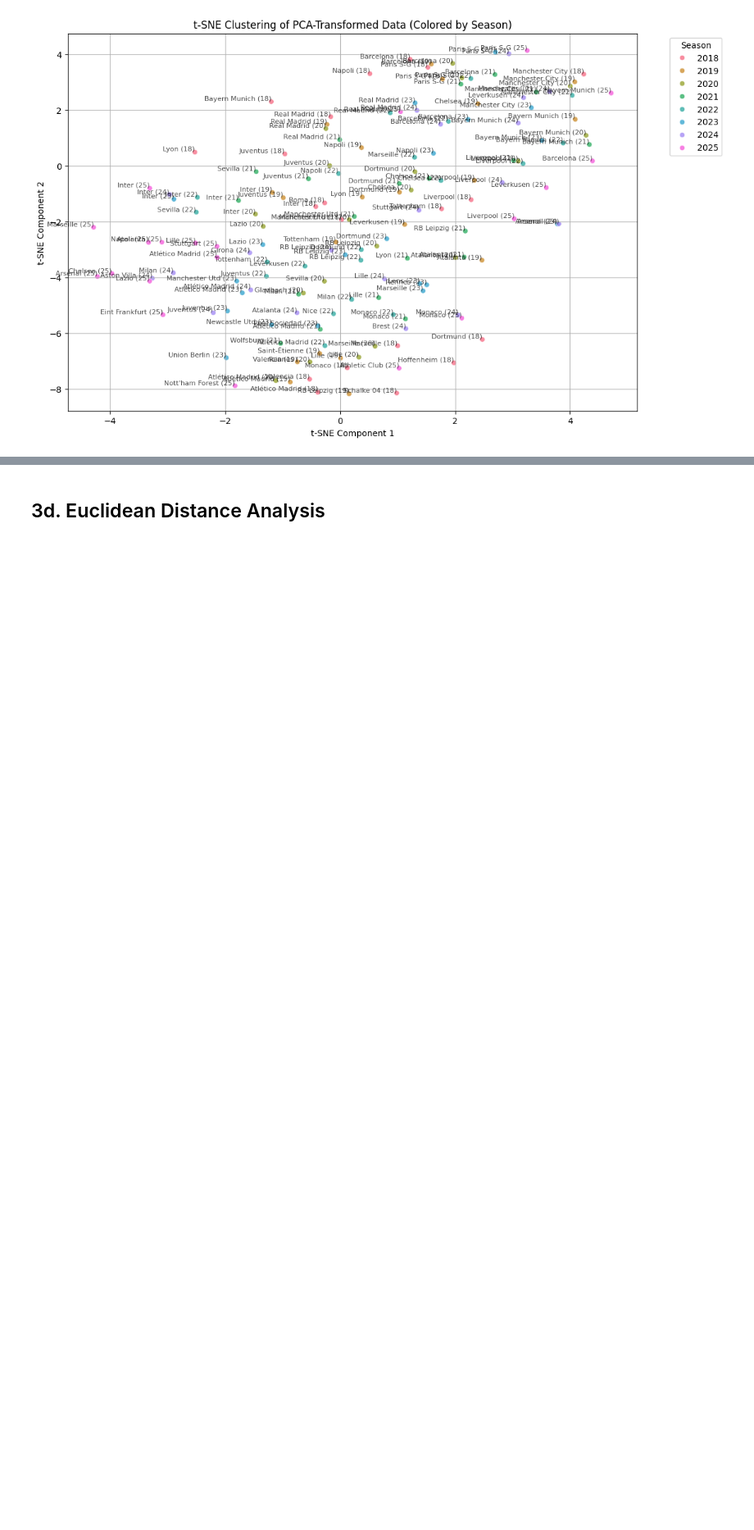
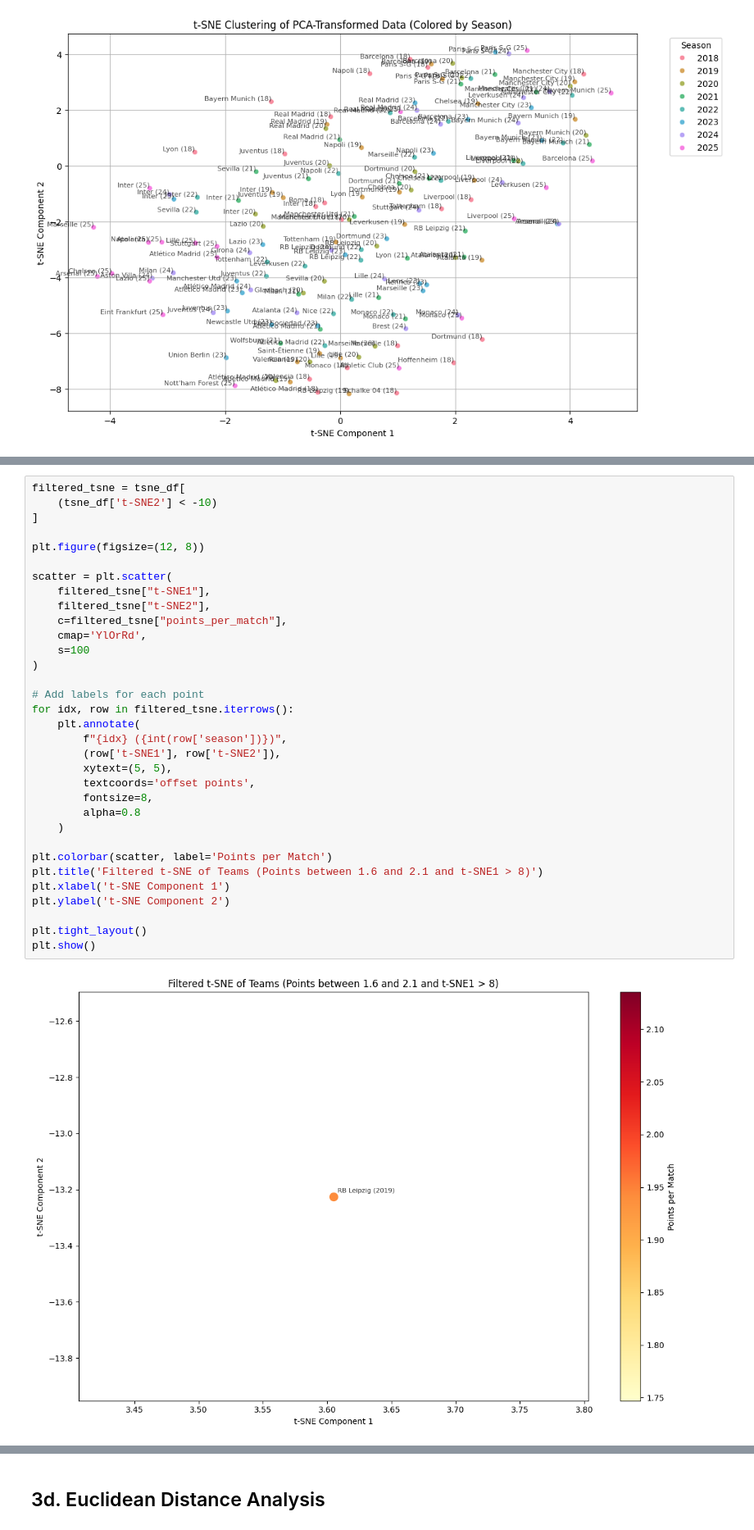
Before and after one commit to Football-Investigations/ThePepEffect, a Jupyter notebook: analysis/ThePepEffect.ipynb, the cells around one changed output, grey strips where cells are left out. Shown at 82% size. Cells and saved outputs as stored; diff of their text form; blank space fills up the shorter version.

```diff
--- a/analysis/ThePepEffect.ipynb
+++ b/analysis/ThePepEffect.ipynb
@@ -277,3 +352,38 @@ plt.show()
+# %%
+filtered_tsne = tsne_df[
+    (tsne_df['t-SNE2'] < -10)
+]
+
+plt.figure(figsize=(12, 8))
+
+scatter = plt.scatter(
+    filtered_tsne["t-SNE1"],
+    filtered_tsne["t-SNE2"],
+    c=filtered_tsne["points_per_match"],
+    cmap='YlOrRd',
+    s=100
+)
+
+# Add labels for each point
+for idx, row in filtered_tsne.iterrows():
+    plt.annotate(
+        f"{idx} ({int(row['season'])})",
+        (row['t-SNE1'], row['t-SNE2']),
+        xytext=(5, 5),
+        textcoords='offset points',
+        fontsize=8,
+        alpha=0.8
+    )
+
+plt.colorbar(scatter, label='Points per Match')
+plt.title('Filtered t-SNE of Teams (Points between 1.6 and 2.1 and t-SNE1 > 8)')
+plt.xlabel('t-SNE Component 1')
+plt.ylabel('t-SNE Component 2')
+
+plt.tight_layout()
+plt.show()
+# %% [output]
+[figure, added]
 # %%
 plt.figure(figsize=(12, 8))
 sns.scatterplot(x="t-SNE1", y="t-SNE2", hue="season", data=tsne_df, palette="viridis", legend="full", alpha=0.8)
```
Also changed, not shown: parts of 5 cells of this notebook, 39 other files.
